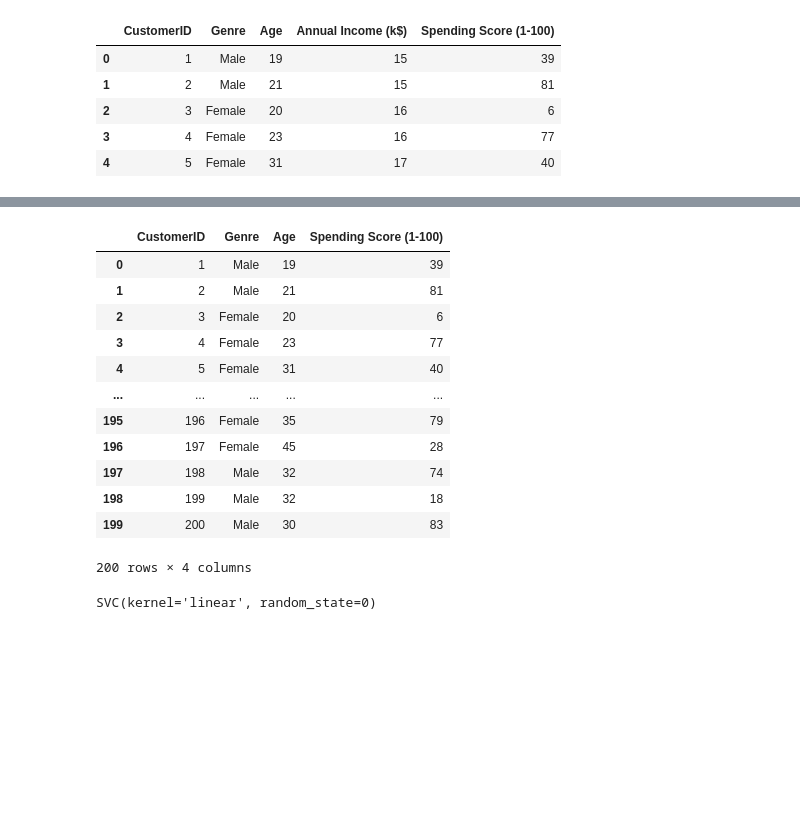
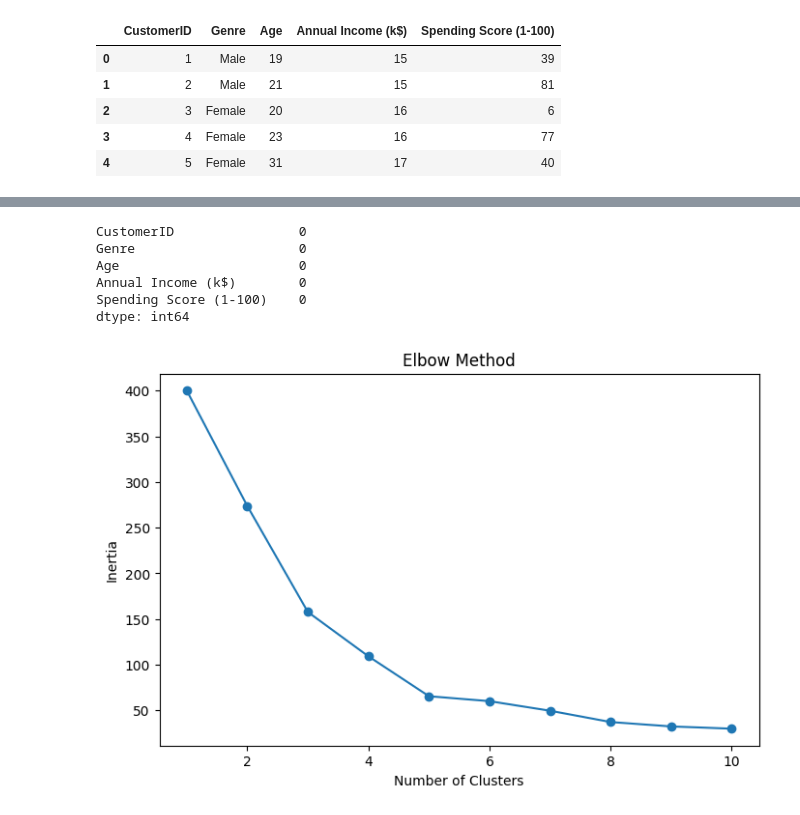
Before and after one commit to prachishende007/ML_Assignment, a Jupyter notebook: Assignment_5/Assignment_5.ipynb, the cells around one changed output, grey strips where cells are left out. Saved outputs shown, nothing was run; the diff lists cells and outputs as text; code cells hidden in the pictures; blank space fills up the shorter version.

```diff
--- a/Assignment_5/Assignment_5.ipynb
+++ b/Assignment_5/Assignment_5.ipynb
@@ -50,16 +18,0 @@ y
-# %%
-x
-# %% [output]
-|  | CustomerID | Genre | Age | Spending Score (1-100) |
-| 0 | 1 | Male | 19 | 39 |
-| 1 | 2 | Male | 21 | 81 |
-| 2 | 3 | Female | 20 | 6 |
-| 3 | 4 | Female | 23 | 77 |
-| 4 | 5 | Female | 31 | 40 |
-| ... | ... | ... | ... | ... |
-| 195 | 196 | Female | 35 | 79 |
-| 196 | 197 | Female | 45 | 28 |
-| 197 | 198 | Male | 32 | 74 |
-| 198 | 199 | Male | 32 | 18 |
-| 199 | 200 | Male | 30 | 83 |
-200 rows × 4 columns
@@ -72,10 +19,38 @@ classifier = SVC(kernel = 'linear', random_state = 0)
-# %%
-from sklearn.preprocessing import LabelEncoder
-
-label_encoder = LabelEncoder()
-x_train['Genre'] = label_encoder.fit_transform(x_train['Genre'])
-y_train = label_encoder.fit_transform(y_train)
-
-classifier.fit(x_train, y_train)
-# %% [output]
-SVC(kernel='linear', random_state=0)
+# %%
+X = ds[['Annual Income (k$)', 'Spending Score (1-100)']].values
+
+print(ds.isnull().sum())
+
+from sklearn.preprocessing import StandardScaler
+scaler = StandardScaler()
+X_scaled = scaler.fit_transform(X)
+# %% [output]
+CustomerID                0
+Genre                     0
+Age                       0
+Annual Income (k$)        0
+Spending Score (1-100)    0
+dtype: int64
+# %%
+inertia = []
+for k in range(1, 11):
+    kmeans = KMeans(n_clusters=k, random_state=42)
+    kmeans.fit(X_scaled)
+    inertia.append(kmeans.inertia_)
+
+# Plot the Elbow Curve
+plt.figure(figsize=(8, 5))
+plt.plot(range(1, 11), inertia, marker='o')
+plt.title('Elbow Method')
+plt.xlabel('Number of Clusters')
+plt.ylabel('Inertia')
+plt.show()
+
+# Apply K-Means with optimal clusters
+kmeans = KMeans(n_clusters=5, random_state=42)
+kmeans_labels = kmeans.fit_predict(X_scaled)
+
+# Add cluster labels to the original dataset
+ds['KMeans_Cluster'] = kmeans_labels
+# %% [output]
+[figure, added]
```
Also changed, not shown: parts of 10 cells of this notebook.
